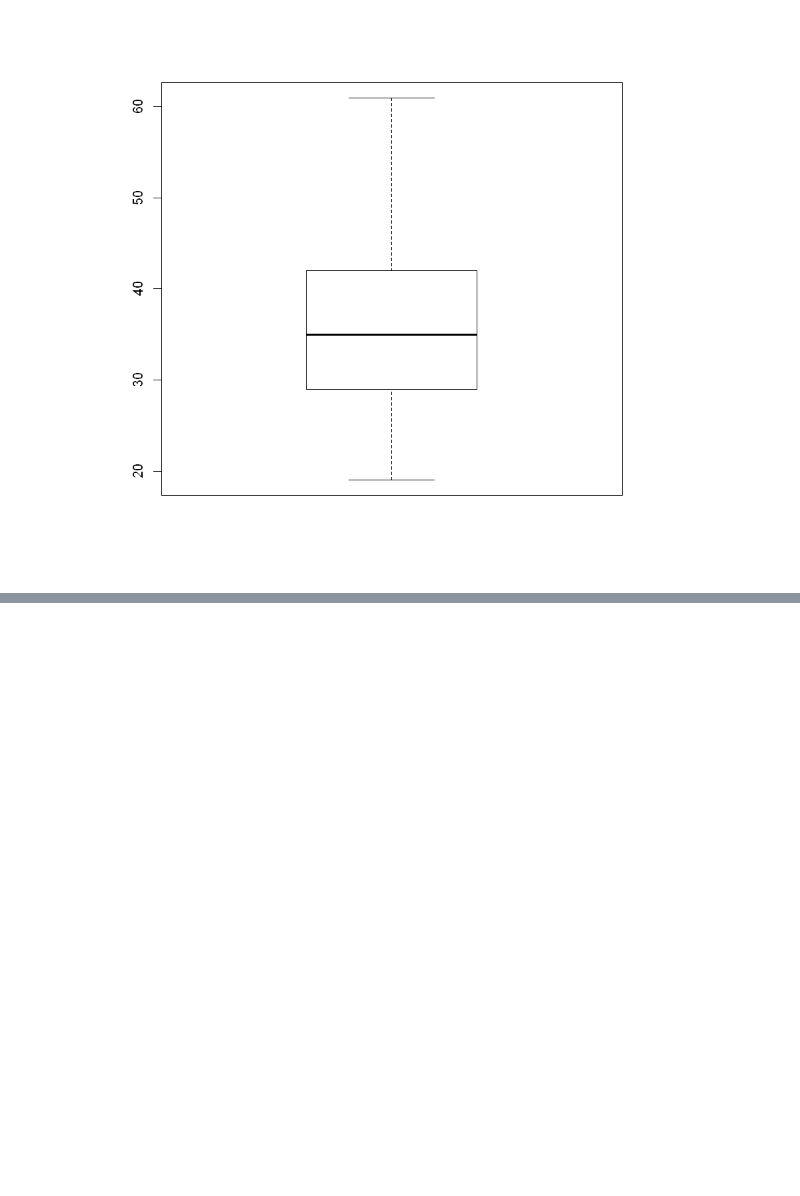
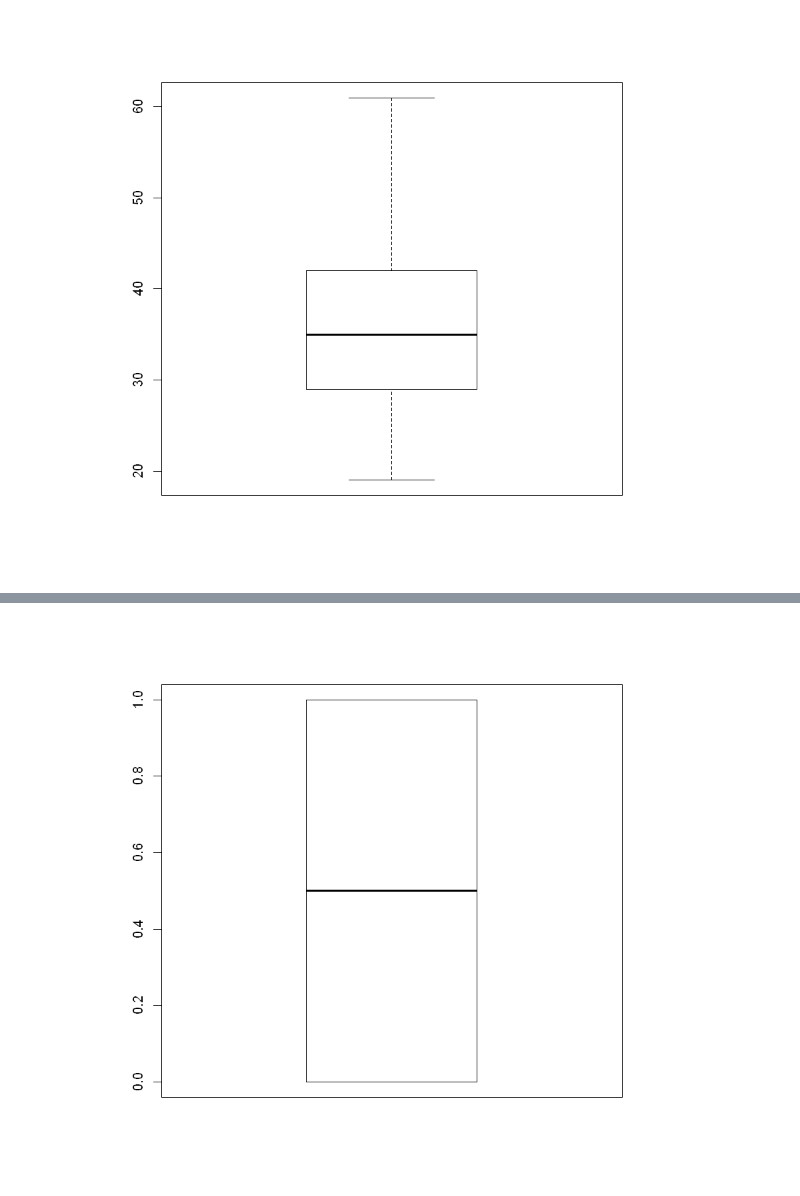
Before and after one commit to cecilia-wanja/Ad-clicking-prediction-, a Jupyter notebook: Ad clicking prediction.ipynb, the cells around one changed output, grey strips where cells are left out. Drawn from its saved outputs; the diff is of its cells as text; code cells hidden in the pictures; blank space fills up the shorter version.

```diff
--- a/Ad clicking prediction.ipynb
+++ b/Ad clicking prediction.ipynb
@@ -61,0 +74,4 @@ boxplot(data$Age)
+# %%
+boxplot(data$Clicked.on.Ad)
+# %% [output]
+[figure, added]
```
Also changed, not shown: parts of 47 cells of this notebook.
